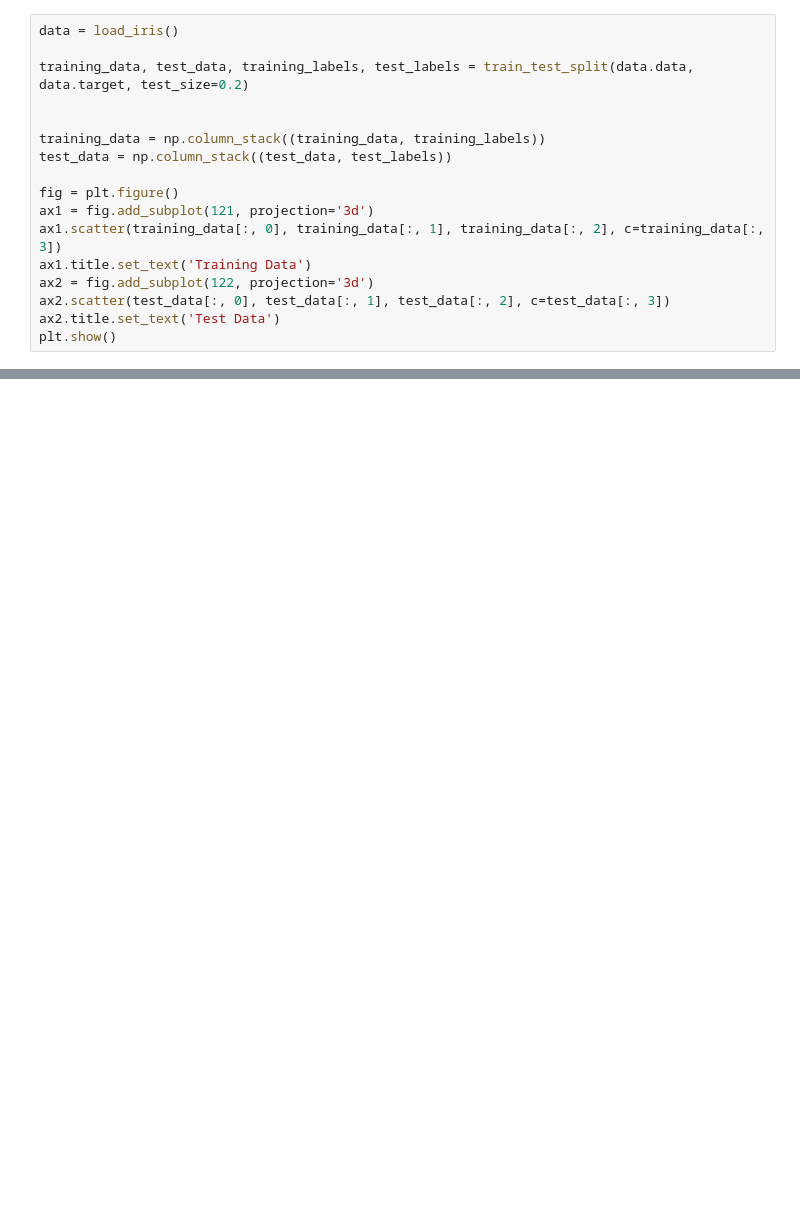
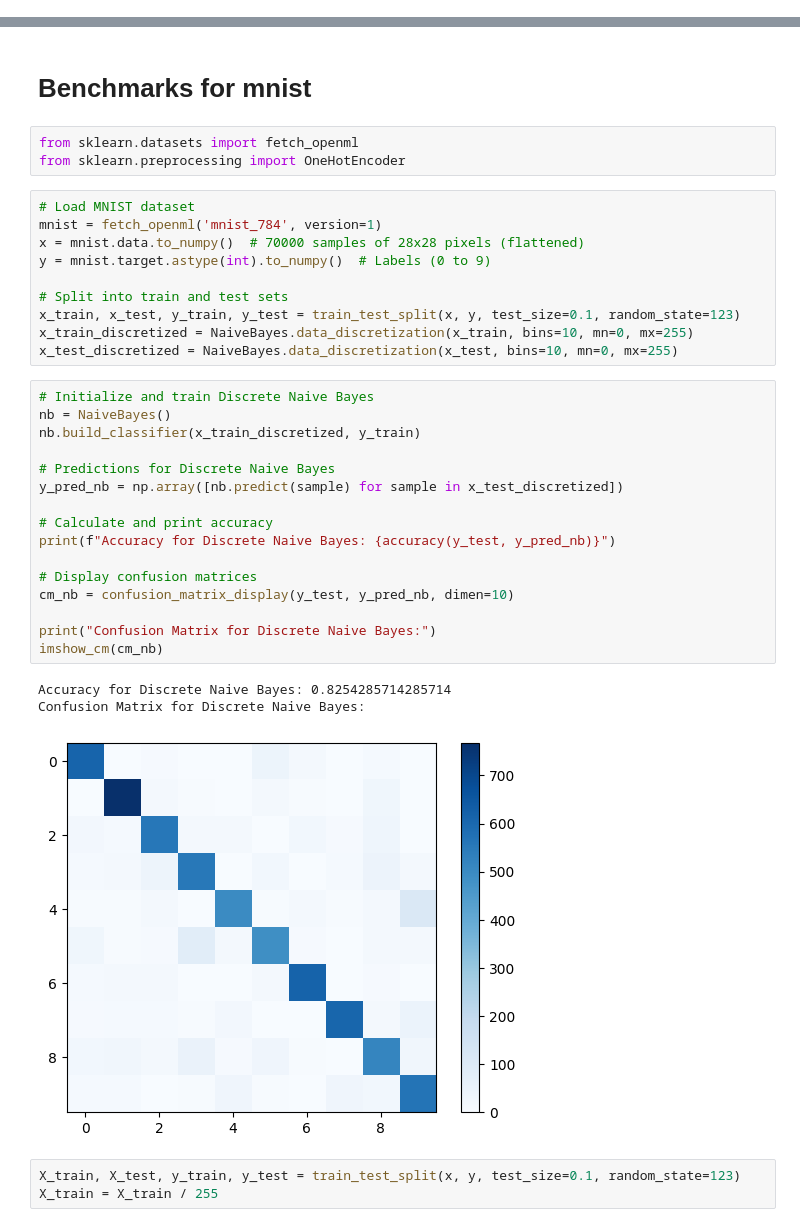
Before and after one commit to Kemo321/C-R, a Jupyter notebook: NBC/NBC.ipynb, the cells around one changed output, grey strips where cells are left out. Drawn from its saved outputs; the diff is of its cells as text; blank space fills up the shorter version.

```diff
--- a/NBC/NBC.ipynb
+++ b/NBC/NBC.ipynb
@@ -64,17 +2,0 @@ class NaiveBayesClassifier:
-# %%
-data = load_iris()
-
-training_data, test_data, training_labels, test_labels = train_test_split(data.data, data.target, test_size=0.2)
-
-
-training_data = np.column_stack((training_data, training_labels))
-test_data = np.column_stack((test_data, test_labels))
-
-fig = plt.figure()
-ax1 = fig.add_subplot(121, projection='3d')
-ax1.scatter(training_data[:, 0], training_data[:, 1], training_data[:, 2], c=training_data[:, 3])
-ax1.title.set_text('Training Data')
-ax2 = fig.add_subplot(122, projection='3d')
-ax2.scatter(test_data[:, 0], test_data[:, 1], test_data[:, 2], c=test_data[:, 3])
-ax2.title.set_text('Test Data')
-plt.show()
@@ -107,0 +172,38 @@ plt.show()
+# %% [markdown]
+#   Benchmarks for mnist
+# %%
+from sklearn.datasets import fetch_openml
+from sklearn.preprocessing import OneHotEncoder
+# %%
+# Load MNIST dataset
+mnist = fetch_openml('mnist_784', version=1)
+x = mnist.data.to_numpy()  # 70000 samples of 28x28 pixels (flattened)
+y = mnist.target.astype(int).to_numpy()  # Labels (0 to 9)
+
+# Split into train and test sets
+x_train, x_test, y_train, y_test = train_test_split(x, y, test_size=0.1, random_state=123)
+x_train_discretized = NaiveBayes.data_discretization(x_train, bins=10, mn=0, mx=255)
+x_test_discretized = NaiveBayes.data_discretization(x_test, bins=10, mn=0, mx=255)
+# %%
+# Initialize and train Discrete Naive Bayes
+nb = NaiveBayes()
+nb.build_classifier(x_train_discretized, y_train)
+
+# Predictions for Discrete Naive Bayes
+y_pred_nb = np.array([nb.predict(sample) for sample in x_test_discretized])
+
+# Calculate and print accuracy
+print(f"Accuracy for Discrete Naive Bayes: {accuracy(y_test, y_pred_nb)}")
+
+# Display confusion matrices
+cm_nb = confusion_matrix_display(y_test, y_pred_nb, dimen=10)
+
+print("Confusion Matrix for Discrete Naive Bayes:")
+imshow_cm(cm_nb)
+# %% [output]
+Accuracy for Discrete Naive Bayes: 0.8254285714285714
+Confusion Matrix for Discrete Naive Bayes:
+[figure, added]
+# %%
+X_train, X_test, y_train, y_test = train_test_split(x, y, test_size=0.1, random_state=123)
+X_train = X_train / 255
```
Also changed, not shown: parts of 16 cells of this notebook.
